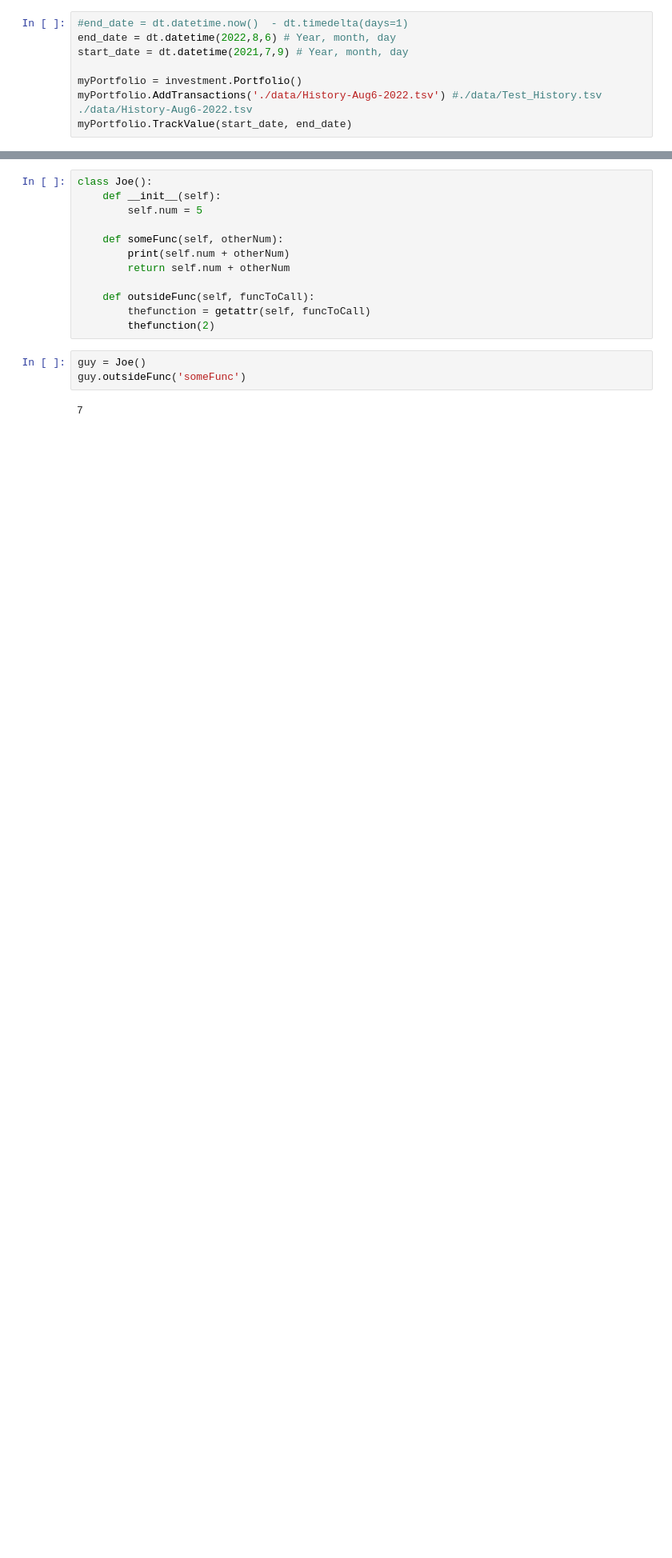
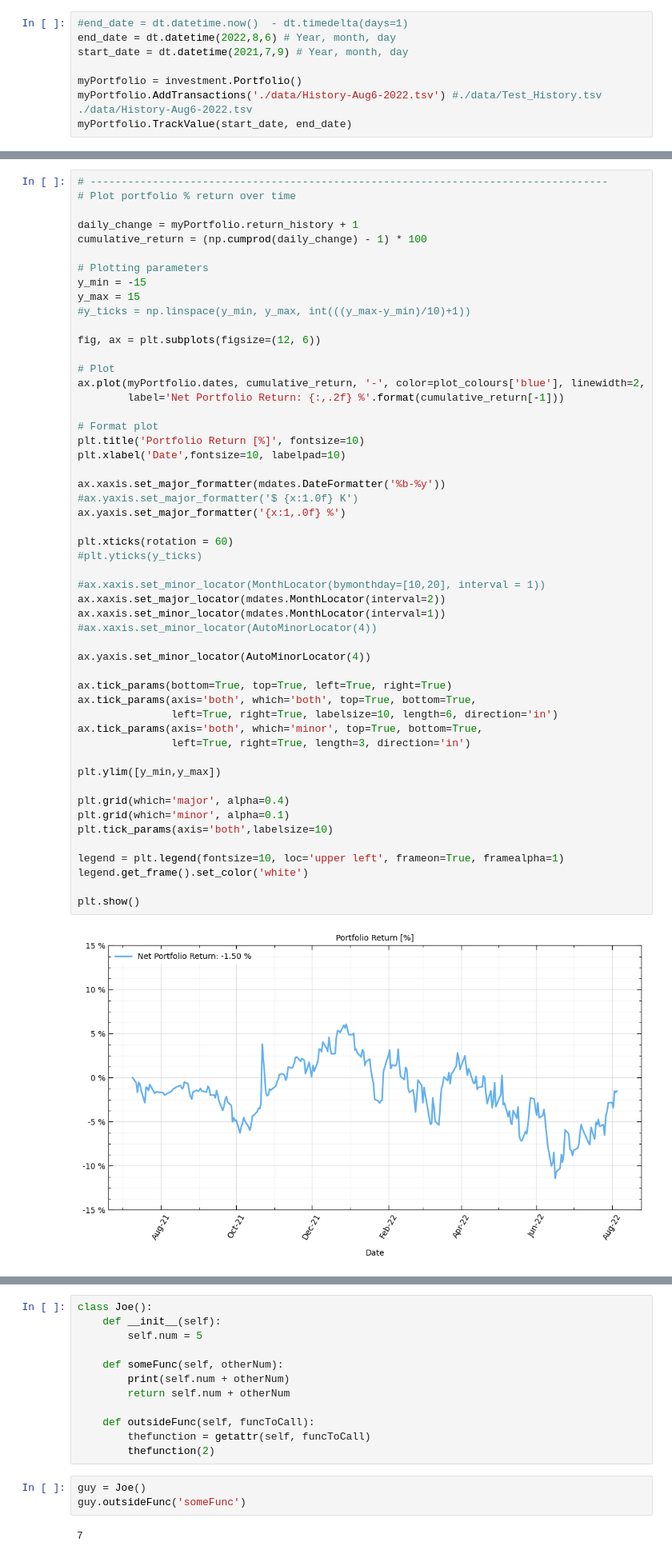
Before and after one commit to JakubStacho/portfolio-tracker, a Jupyter notebook: testNB.ipynb, the cells around one changed output, grey strips where cells are left out. Shown at 80% size. Cells and saved outputs as stored; diff of their text form; blank space fills up the shorter version.

```diff
--- a/testNB.ipynb
+++ b/testNB.ipynb
@@ -150,0 +116,54 @@ plt.show()
+# %%
+# -----------------------------------------------------------------------------------
+# Plot portfolio % return over time
+
+daily_change = myPortfolio.return_history + 1
+cumulative_return = (np.cumprod(daily_change) - 1) * 100
+
+# Plotting parameters
+y_min = -15
+y_max = 15
+#y_ticks = np.linspace(y_min, y_max, int(((y_max-y_min)/10)+1))
+
+fig, ax = plt.subplots(figsize=(12, 6))
+
+# Plot
+ax.plot(myPortfolio.dates, cumulative_return, '-', color=plot_colours['blue'], linewidth=2,
+        label='Net Portfolio Return: {:,.2f} %'.format(cumulative_return[-1]))
+
+# Format plot
+plt.title('Portfolio Return [%]', fontsize=10)
+plt.xlabel('Date',fontsize=10, labelpad=10)
+
+ax.xaxis.set_major_formatter(mdates.DateFormatter('%b-%y'))
+#ax.yaxis.set_major_formatter('$ {x:1.0f} K')
+ax.yaxis.set_major_formatter('{x:1,.0f} %')
+
+plt.xticks(rotation = 60)
+#plt.yticks(y_ticks)
+
+#ax.xaxis.set_minor_locator(MonthLocator(bymonthday=[10,20], interval = 1))
+ax.xaxis.set_major_locator(mdates.MonthLocator(interval=2))
+ax.xaxis.set_minor_locator(mdates.MonthLocator(interval=1))
+#ax.xaxis.set_minor_locator(AutoMinorLocator(4))
+
+ax.yaxis.set_minor_locator(AutoMinorLocator(4))
+
+ax.tick_params(bottom=True, top=True, left=True, right=True)
+ax.tick_params(axis='both', which='both', top=True, bottom=True,
+               left=True, right=True, labelsize=10, length=6, direction='in')
+ax.tick_params(axis='both', which='minor', top=True, bottom=True,
+               left=True, right=True, length=3, direction='in')
+
+plt.ylim([y_min,y_max])
+
+plt.grid(which='major', alpha=0.4)
+plt.grid(which='minor', alpha=0.1)
+plt.tick_params(axis='both',labelsize=10)
+
+legend = plt.legend(fontsize=10, loc='upper left', frameon=True, framealpha=1)
+legend.get_frame().set_color('white')
+
+plt.show()
+# %% [output]
+[figure, added]
```
Also changed, not shown: parts of 8 cells of this notebook, 2 other files.
